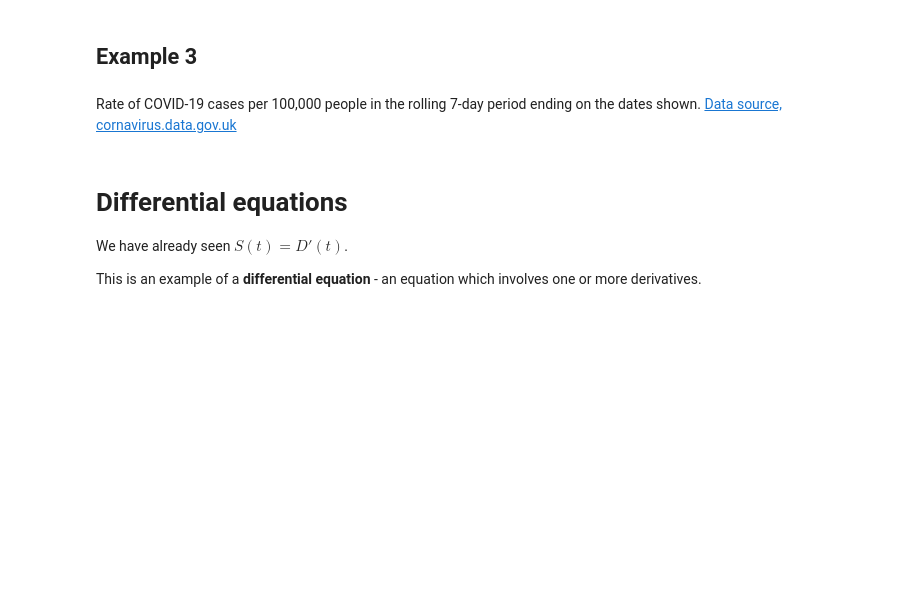
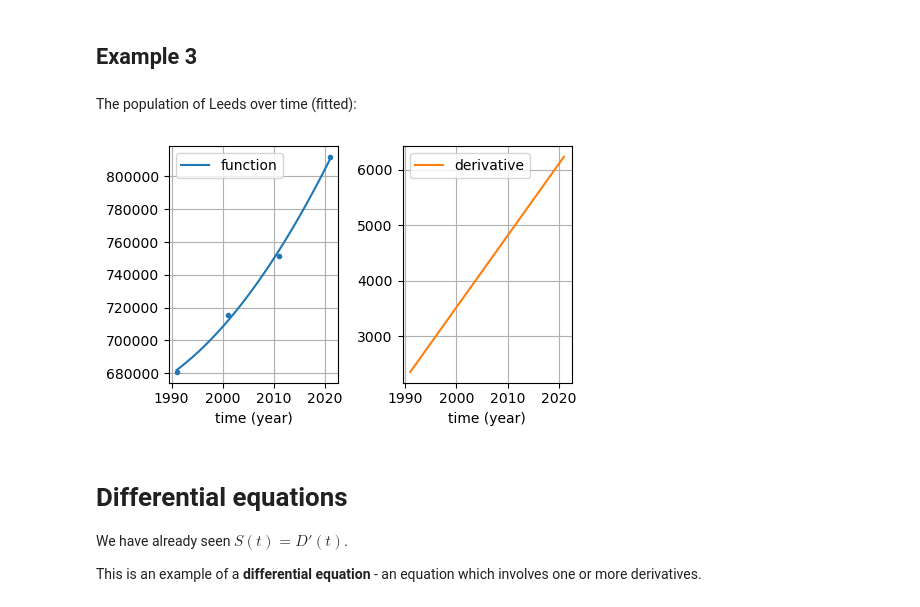
Before and after one commit to uol-soc-teachingrepos/COMP2421-Numerical-Computation, a Jupyter notebook: lec/lec12_.ipynb, the cells around one changed output. Saved outputs shown, nothing was run; the diff lists cells and outputs as text; code cells hidden in the pictures; blank space fills up the shorter version.

```diff
--- a/lec/lec12_.ipynb
+++ b/lec/lec12_.ipynb
@@ -134,27 +144,33 @@ plt.show()
 # %% [markdown]
 ## Example 3
-# %%
-CASES_URL = "https://coronavirus.data.gov.uk/api/v1/data?filters=areaName=United%2520Kingdom;areaType=overview;date%253E2021-12-06&structure=%7B%22areaType%22:%22areaType%22,%22areaName%22:%22areaName%22,%22areaCode%22:%22areaCode%22,%22date%22:%22date%22,%22newCasesBySpecimenDateRollingSum%22:%22newCasesBySpecimenDateRollingSum%22,%22newCasesBySpecimenDateRollingRate%22:%22newCasesBySpecimenDateRollingRate%22,%22newCasesBySpecimenDateChange%22:%22newCasesBySpecimenDateChange%22,%22newCasesBySpecimenDateChangePercentage%22:%22newCasesBySpecimenDateChangePercentage%22%7D&format=csv"
-
-df = pd.read_csv(CASES_URL)
-df["date"] = pd.to_datetime(df["date"])
-
-dates = df["date"]
-cases = df["newCasesBySpecimenDateRollingRate"]
-
-dcases = -np.gradient(cases) * 7
-
-fig, ax = plt.subplots(1, 1)
-ax.plot(dates, cases, label="function (cases)")
-ax.plot(dates, dcases, label="derivative")
-ax.set_xlabel("time (date)")
-ax.xaxis.set_major_locator(plt.MaxNLocator(4))
-ax.legend()
-ax.grid()
-plt.show()
-# %% [markdown]
-Rate of COVID-19 cases per 100,000 people in the rolling 7-day period ending on the dates shown.
-[Data source, cornavirus.data.gov.uk](https://coronavirus.data.gov.uk/details/cases)
+# %% [markdown]
+The population of Leeds over time (fitted):
+# %%
+t = np.array([1991, 2001, 2011, 2021], dtype=np.double)
+y = np.array([680739, 715399, 751485, 812000], dtype=np.double)
+
+fit = np.polyfit(t, y, 2)
+
+time = np.linspace(t[0], t[-1])
+population = fit[0] * time**2 + fit[1] * time + fit[2]
+
+derivative = 2 * fit[0] * time + fit[1]
+
+fig, axs = plt.subplots(1, 2)
+
+axs[0].plot(t, y, ".")
+axs[0].plot(time, population, "C0", label="function")
+axs[1].plot(time, derivative, "C1", label="derivative")
+
+for ax in axs:
+    ax.set_xlabel("time (year)")
+    ax.xaxis.set_major_locator(plt.MaxNLocator(4))
+    ax.grid()
+    ax.legend()
+
+plt.tight_layout()
+# %% [output]
+[figure, added]
 # %% [markdown]
 # Differential equations
 
```
Also changed, not shown: parts of 5 cells of this notebook, 9 other files.
